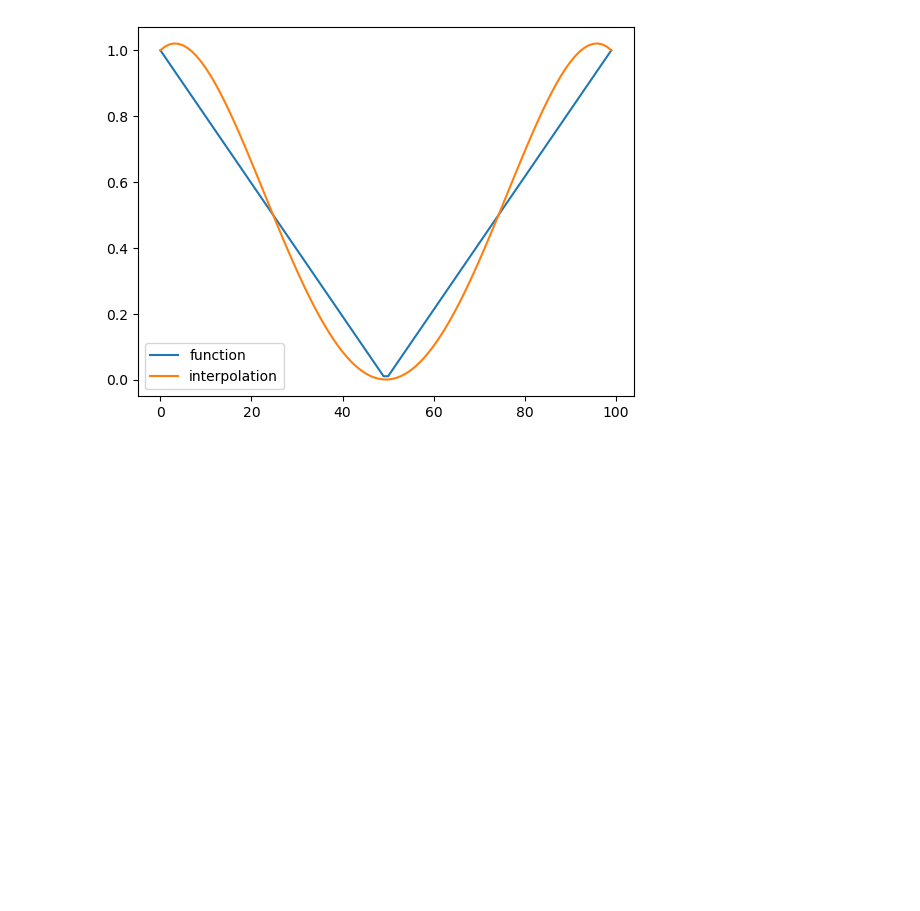
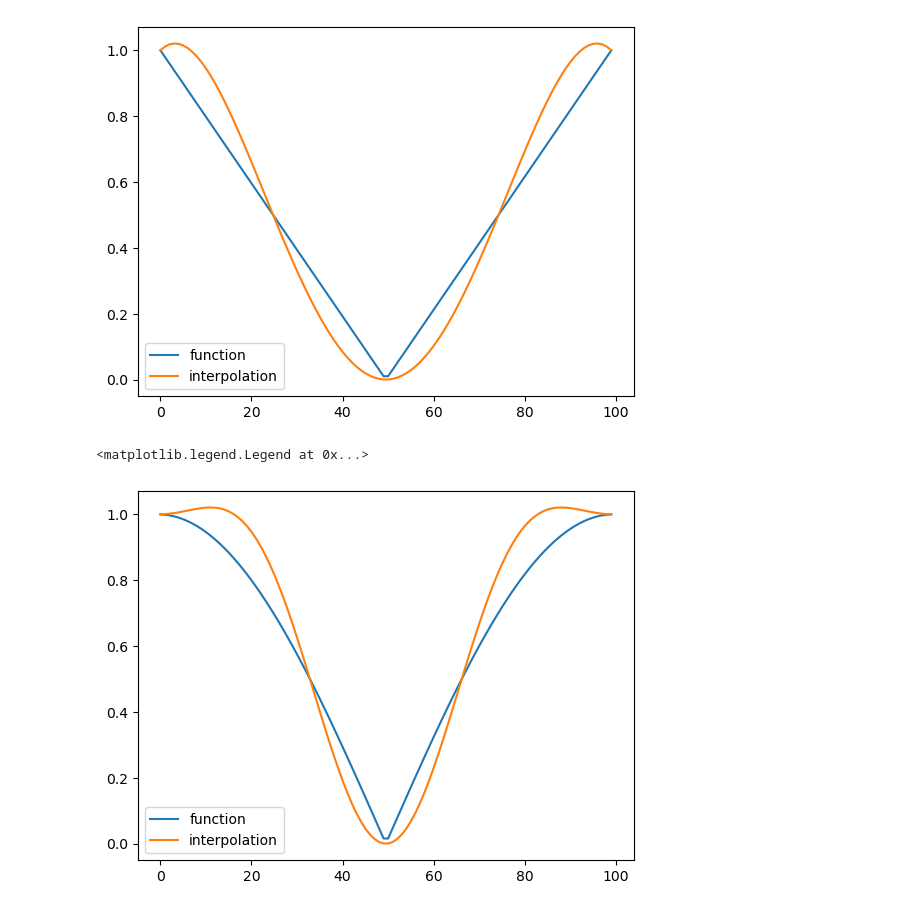
Before and after one commit to CyborgSquirrel/scoala, a Jupyter notebook: cn/06_tema.ipynb, the cells around one changed output. Saved outputs shown, nothing was run; the diff lists cells and outputs as text; code cells hidden in the pictures; blank space fills up the shorter version.

```diff
--- a/cn/06_tema.ipynb
+++ b/cn/06_tema.ipynb
@@ -260,16 +289,19 @@ plt.legend(["function", "interpolation"])
 <matplotlib.legend.Legend at 0x...>
 [figure]
 # %%
-points = chebyshev(20)
+points = chebyshev_1(100)
 
 nodes = np.linspace(-1, 1, num=5)
 p1 = f(points)
 p2 = lagrange_inter(
     points,
     nodes,
     f(nodes),
 )
 
 plt.plot(p1)
 plt.plot(p2)
 plt.legend(["function", "interpolation"])
+# %% [output]
+<matplotlib.legend.Legend at 0x...>
+[figure, added]
```
Also changed, not shown: parts of 6 cells of this notebook, 31 other files.
